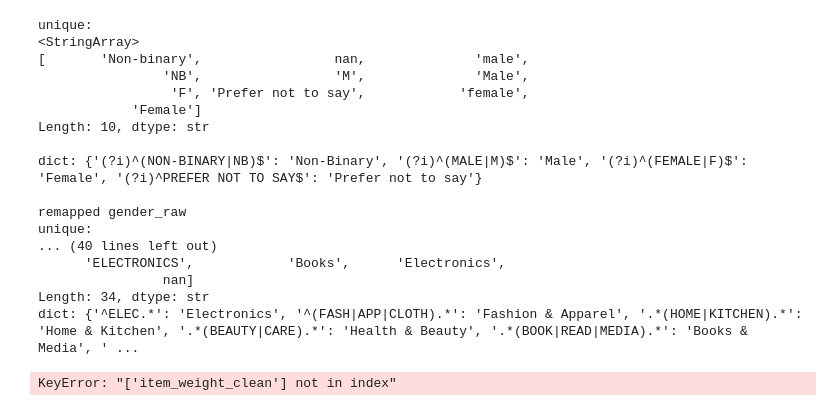
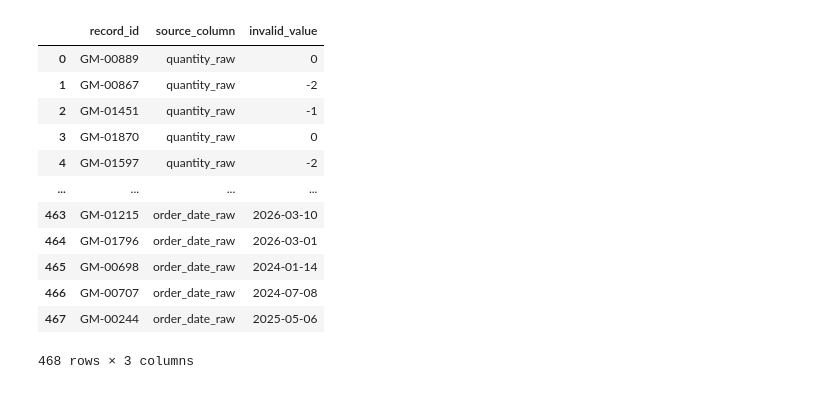
Before and after one commit to hiyossu/Data-Preprocessing, a Jupyter notebook: Main/Preproccessing.ipynb, the cells around one changed output. Drawn from its saved outputs; the diff is of its cells as text; code cells hidden in the pictures.

```diff
--- a/Main/Preproccessing.ipynb
+++ b/Main/Preproccessing.ipynb
@@ -262,9 +263,35 @@ def orderStatusNormalization(df):
     df["order_status_raw"] = clean_source.replace(mapping, regex=True)
 # %%
 ## PART 6
-# FIXME:
-# TODO: all clean datatypes should be merged into a single dataframe
-#
+def fixDiscount(df):
+    cleaned_text = df["discount_raw"].astype(str).str.lower()
+    mapping = {
+        'freebie': '100',
+        'ten percent': '10'
+    }
+    cleaned_text = cleaned_text.replace(mapping, regex=True)
+    cleaned_text = cleaned_text.str.replace(r'[^\d\.]', '', regex=True)
+    discounts = pd.to_numeric(cleaned_text, errors='coerce')
+    invalid_condition = (discounts < 0) | (discounts > 100)
+    df["discount_clean"] = np.where(invalid_condition, np.nan, discounts)
+
+    return df[['discount_raw', 'discount_clean']]
+
+def fixDeliverySequence(df):
+    order_date = pd.to_datetime(df["order_date_raw"], format='mixed', errors='coerce')
+    delivery_date = pd.to_datetime(df["delivery_date_raw"], format='mixed', errors='coerce')
+    invalid_condition = order_date > delivery_date
+
+    df["order_date_clean"] = order_date
+    df["delivery_date_clean"] = np.where(invalid_condition, pd.NaT, delivery_date)
+
+    ## additional check
+    duration = (df["delivery_date_clean"] - df["order_date_clean"]).dt.days
+    df["delivery_duration_clean"] = duration.astype('Int64')
+
+    return df[['order_date_raw', 'delivery_date_raw', 'delivery_date_clean', 'delivery_duration_clean']]
+
+
 def fixQuantity(df):
     word_mapping = {
         'one': '1', 'two': '2', 'three': '3', 'four': '4', 'five': '5'
@@ -353,9 +380,9 @@ def errorLog(df):
         ('loyalty_points_raw', 'loyalty_points_clean'),
         ('distance_to_warehouse_km_raw', 'distance_to_warehouse_km_clean'),
         ('site_visits_last30_raw', 'site_visits_last30_clean'),
-        ('support_tickets_90d_raw', 'support_tickets_90d_clean')
-        #('shipping_cost_raw', 'shipping_cost_clean') not yet implemented
-        #('delivery_duration_raw', 'delivery_duration_clean') not yet implemented
+        ('support_tickets_90d_raw', 'support_tickets_90d_clean'),
+        ('shipping_cost_raw', 'shipping_cost_clean'),
+        ('order_date_raw', 'delivery_duration_clean')
     ]
 
     error_list = []
@@ -406,3 +435,6 @@ def clean(df):
 # clean(df) cleans data [run first]
 # errors = errorLog(df)
 # display(errors) displays all errors [run last]
+# %%
+clean(df)
+errors = errorLog(df)
@@ -409,22 +459,16 @@ def clean(df):
 # %%
-clean(df)
-df['unit_price_clean']
+display(errors)
 # %% [output]
+|  | record_id | source_column | invalid_value |
+| 0 | GM-00889 | quantity_raw | 0 |
+| 1 | GM-00867 | quantity_raw | -2 |
+| 2 | GM-01451 | quantity_raw | -1 |
+| 3 | GM-01870 | quantity_raw | 0 |
+| 4 | GM-01597 | quantity_raw | -2 |
+| ... | ... | ... | ... |
+| 463 | GM-01215 | order_date_raw | 2026-03-10 |
+| 464 | GM-01796 | order_date_raw | 2026-03-01 |
+| 465 | GM-00698 | order_date_raw | 2024-01-14 |
+| 466 | GM-00707 | order_date_raw | 2024-07-08 |
+| 467 | GM-00244 | order_date_raw | 2025-05-06 |
-unique:
-<StringArray>
-[       'Non-binary',                 nan,              'male',
-                'NB',                 'M',              'Male',
-                 'F', 'Prefer not to say',            'female',
-            'Female']
-Length: 10, dtype: str
-
-dict: {'(?i)^(NON-BINARY|NB)$': 'Non-Binary', '(?i)^(MALE|M)$': 'Male', '(?i)^(FEMALE|F)$': 'Female', '(?i)^PREFER NOT TO SAY$': 'Prefer not to say'}
-
-remapped gender_raw
-unique:
-... (40 lines left out)
-      'ELECTRONICS',            'Books',      'Electronics',
-                nan]
-Length: 34, dtype: str
-dict: {'^ELEC.*': 'Electronics', '^(FASH|APP|CLOTH).*': 'Fashion & Apparel', '.*(HOME|KITCHEN).*': 'Home & Kitchen', '.*(BEAUTY|CARE).*': 'Health & Beauty', '.*(BOOK|READ|MEDIA).*': 'Books & Media', ' ...
+468 rows × 3 columns
-KeyError: "['item_weight_clean'] not in index"
```
Also changed, not shown: parts of 15 cells of this notebook.
